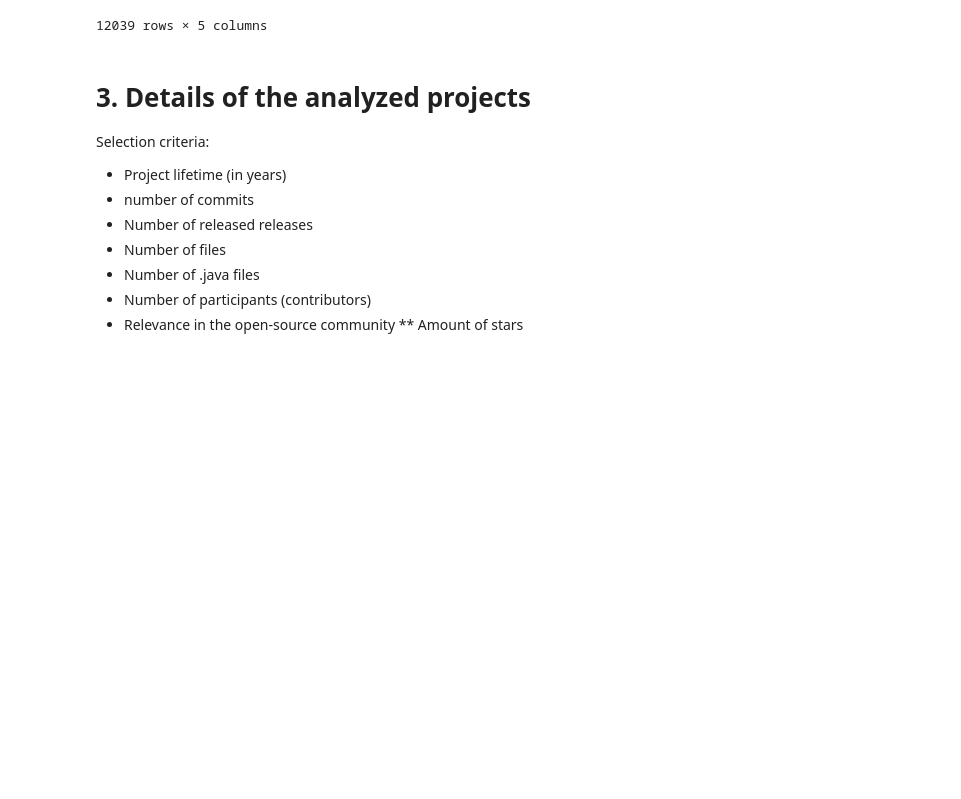
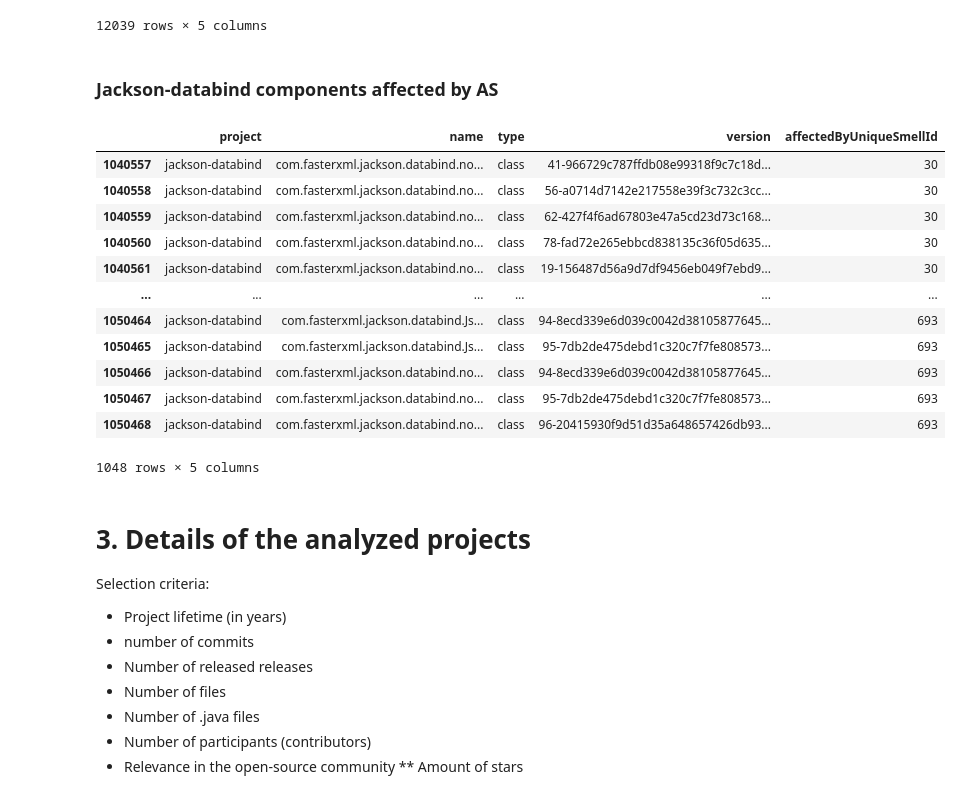
Before and after one commit to armandossrecife/piloto, a Jupyter notebook: notebooks/compare_with_sas2022.ipynb, the cells around one changed output. Saved outputs shown, nothing was run; the diff lists cells and outputs as text; code cells hidden in the pictures; blank space fills up the shorter version.

```diff
--- a/notebooks/compare_with_sas2022.ipynb
+++ b/notebooks/compare_with_sas2022.ipynb
@@ -497,6 +535,25 @@ df_guava_classes_affected_by_as
 | 843137 | guava | com.google.common.io.BaseEncoding | class | 72-82810968135e9ac4c9120f44b0936d... | 99 |
 | 843138 | guava | com.google.common.io.BaseEncoding | class | 109-0e596412953f7f9f07070b64b63f0... | 99 |
 12039 rows × 5 columns
+# %% [markdown]
+### Jackson-databind components affected by AS
+# %%
+df_jackson_classes_affected_by_as = df_affected.query("type=='class' and project=='jackson-databind'")
+df_jackson_classes_affected_by_as
+# %% [output]
+|  | project | name | type | version | affectedByUniqueSmellId |
+| 1040557 | jackson-databind | com.fasterxml.jackson.databind.no... | class | 41-966729c787ffdb08e99318f9c7c18d... | 30 |
+| 1040558 | jackson-databind | com.fasterxml.jackson.databind.no... | class | 56-a0714d7142e217558e39f3c732c3cc... | 30 |
+| 1040559 | jackson-databind | com.fasterxml.jackson.databind.no... | class | 62-427f4f6ad67803e47a5cd23d73c168... | 30 |
+| 1040560 | jackson-databind | com.fasterxml.jackson.databind.no... | class | 78-fad72e265ebbcd838135c36f05d635... | 30 |
+| 1040561 | jackson-databind | com.fasterxml.jackson.databind.no... | class | 19-156487d56a9d7df9456eb049f7ebd9... | 30 |
+| ... | ... | ... | ... | ... | ... |
+| 1050464 | jackson-databind | com.fasterxml.jackson.databind.Js... | class | 94-8ecd339e6d039c0042d38105877645... | 693 |
+| 1050465 | jackson-databind | com.fasterxml.jackson.databind.Js... | class | 95-7db2de475debd1c320c7f7fe808573... | 693 |
+| 1050466 | jackson-databind | com.fasterxml.jackson.databind.no... | class | 94-8ecd339e6d039c0042d38105877645... | 693 |
+| 1050467 | jackson-databind | com.fasterxml.jackson.databind.no... | class | 95-7db2de475debd1c320c7f7fe808573... | 693 |
+| 1050468 | jackson-databind | com.fasterxml.jackson.databind.no... | class | 96-20415930f9d51d35a648657426db93... | 693 |
+1048 rows × 5 columns
 # %% [markdown]
 # 3. Details of the analyzed projects
 
```
Also changed, not shown: parts of 27 cells of this notebook, 4 other files.
